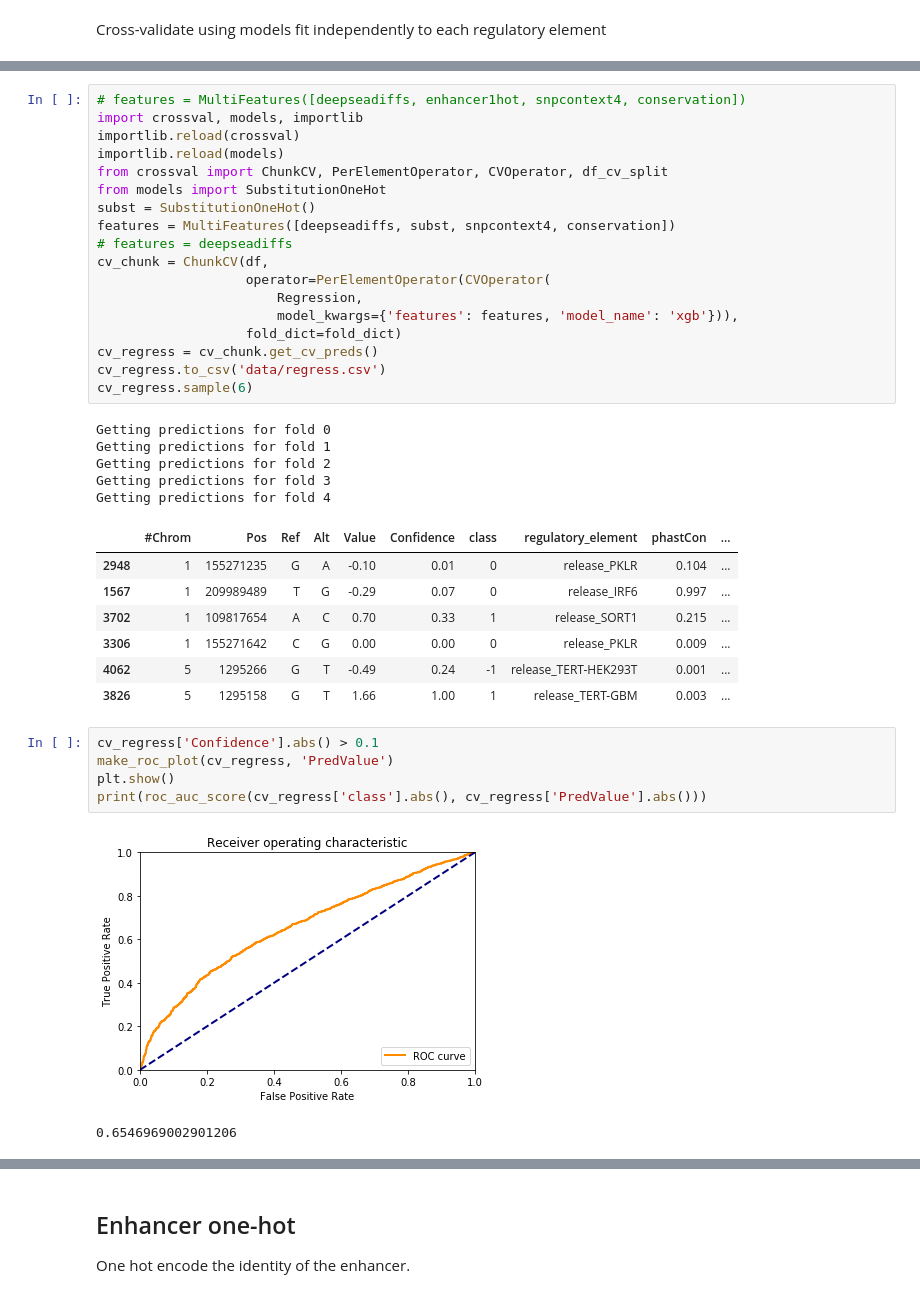
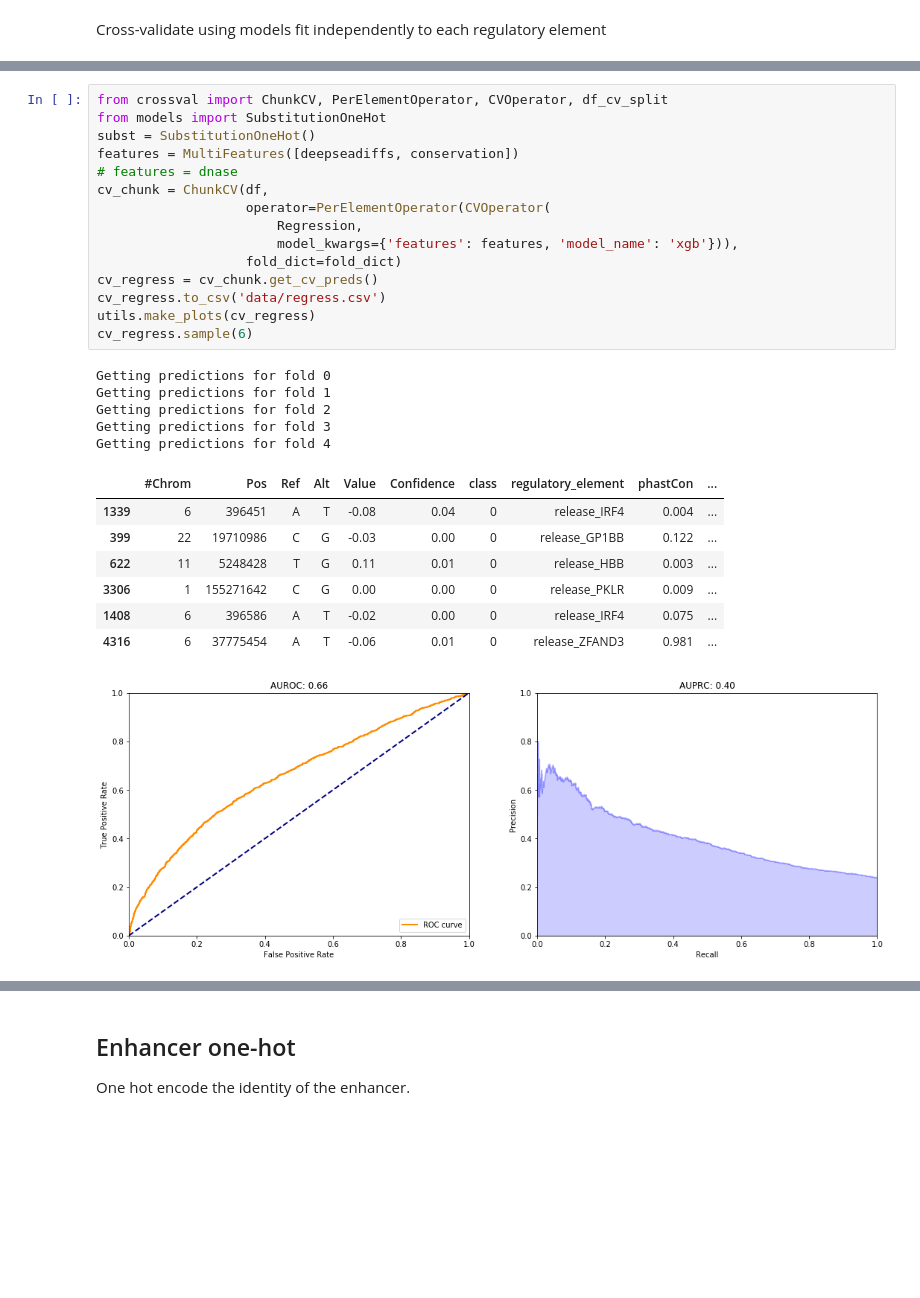
Before and after one commit to alex-hh/cagi5_mpra_prediction, a Jupyter notebook: Cagi5CV.ipynb, the cells around one changed output, grey strips where cells are left out. Cells and saved outputs as stored; diff of their text form; blank space fills up the shorter version.

```diff
--- a/Cagi5CV.ipynb
+++ b/Cagi5CV.ipynb
@@ -178,42 +187,32 @@ Cross-validate using models fit independently to each regulatory element
 # %%
-# features = MultiFeatures([deepseadiffs, enhancer1hot, snpcontext4, conservation])
-import crossval, models, importlib
-importlib.reload(crossval)
-importlib.reload(models)
 from crossval import ChunkCV, PerElementOperator, CVOperator, df_cv_split
 from models import SubstitutionOneHot
 subst = SubstitutionOneHot()
-features = MultiFeatures([deepseadiffs, subst, snpcontext4, conservation])
-# features = deepseadiffs
+features = MultiFeatures([deepseadiffs, conservation])
+# features = dnase
 cv_chunk = ChunkCV(df,
                    operator=PerElementOperator(CVOperator(
                        Regression,
                        model_kwargs={'features': features, 'model_name': 'xgb'})),
                    fold_dict=fold_dict)
 cv_regress = cv_chunk.get_cv_preds()
 cv_regress.to_csv('data/regress.csv')
+utils.make_plots(cv_regress)
 cv_regress.sample(6)
 # %% [output]
 Getting predictions for fold 0
 Getting predictions for fold 1
 Getting predictions for fold 2
 Getting predictions for fold 3
 Getting predictions for fold 4
 |  | #Chrom | Pos | Ref | Alt | Value | Confidence | class | regulatory_element | phastCon | ... |
-| 2948 | 1 | 155271235 | G | A | -0.10 | 0.01 | 0 | release_PKLR | 0.104 | ... |
-| 1567 | 1 | 209989489 | T | G | -0.29 | 0.07 | 0 | release_IRF6 | 0.997 | ... |
-| 3702 | 1 | 109817654 | A | C | 0.70 | 0.33 | 1 | release_SORT1 | 0.215 | ... |
+| 1339 | 6 | 396451 | A | T | -0.08 | 0.04 | 0 | release_IRF4 | 0.004 | ... |
+| 399 | 22 | 19710986 | C | G | -0.03 | 0.00 | 0 | release_GP1BB | 0.122 | ... |
+| 622 | 11 | 5248428 | T | G | 0.11 | 0.01 | 0 | release_HBB | 0.003 | ... |
 | 3306 | 1 | 155271642 | C | G | 0.00 | 0.00 | 0 | release_PKLR | 0.009 | ... |
-| 4062 | 5 | 1295266 | G | T | -0.49 | 0.24 | -1 | release_TERT-HEK293T | 0.001 | ... |
-| 3826 | 5 | 1295158 | G | T | 1.66 | 1.00 | 1 | release_TERT-GBM | 0.003 | ... |
+| 1408 | 6 | 396586 | A | T | -0.02 | 0.00 | 0 | release_IRF4 | 0.075 | ... |
+| 4316 | 6 | 37775454 | A | T | -0.06 | 0.01 | 0 | release_ZFAND3 | 0.981 | ... |
+[figure, added]
-# %%
-cv_regress['Confidence'].abs() > 0.1
-make_roc_plot(cv_regress, 'PredValue')
-plt.show()
-print(roc_auc_score(cv_regress['class'].abs(), cv_regress['PredValue'].abs()))
-# %% [output]
-[figure, removed]
-0.6546969002901206
 # %%
 cv_chunk = ChunkCV(df,
                    operator=CVOperator(
```
Also changed, not shown: parts of 10 cells of this notebook, 11 other files.
